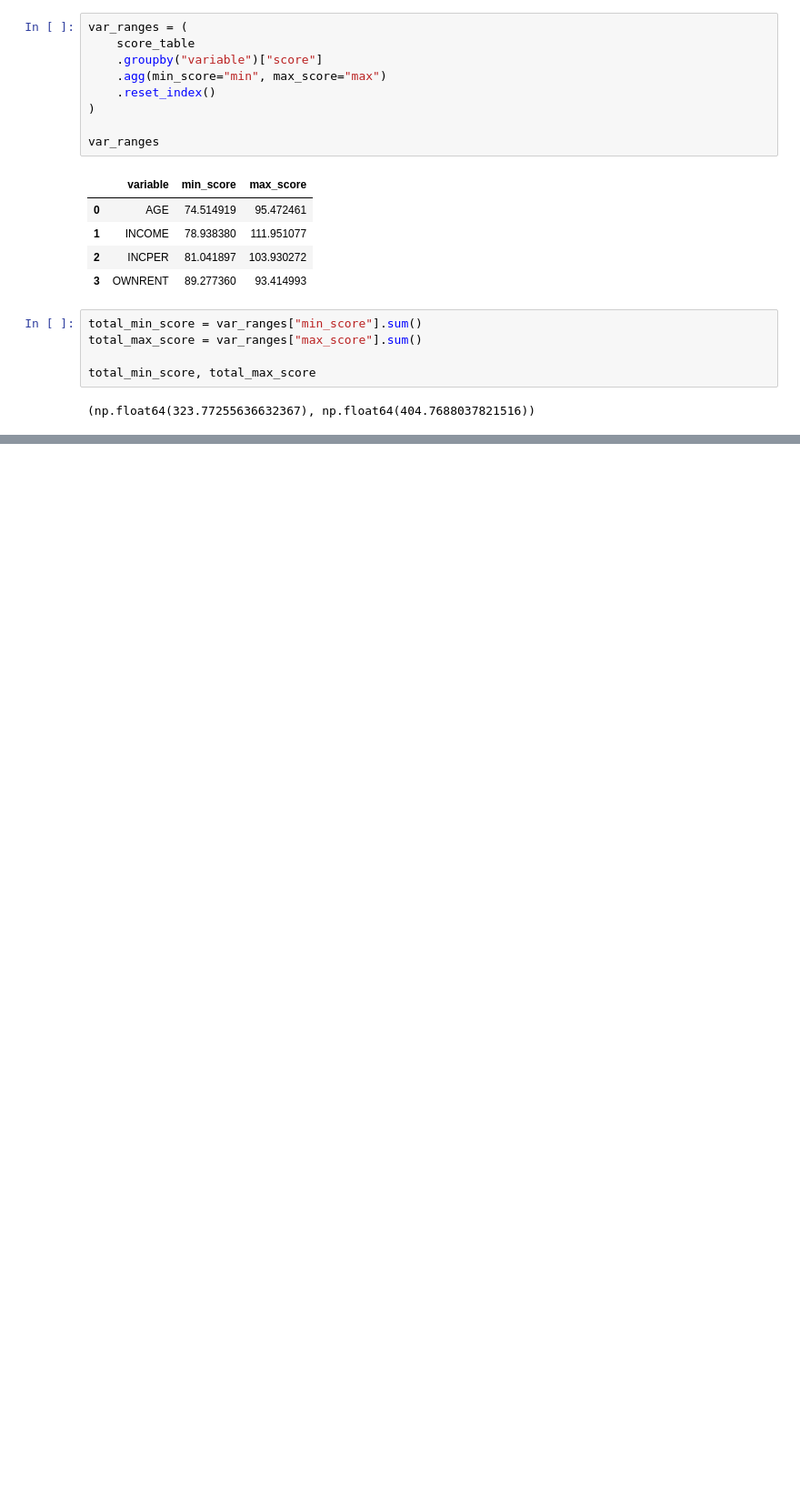
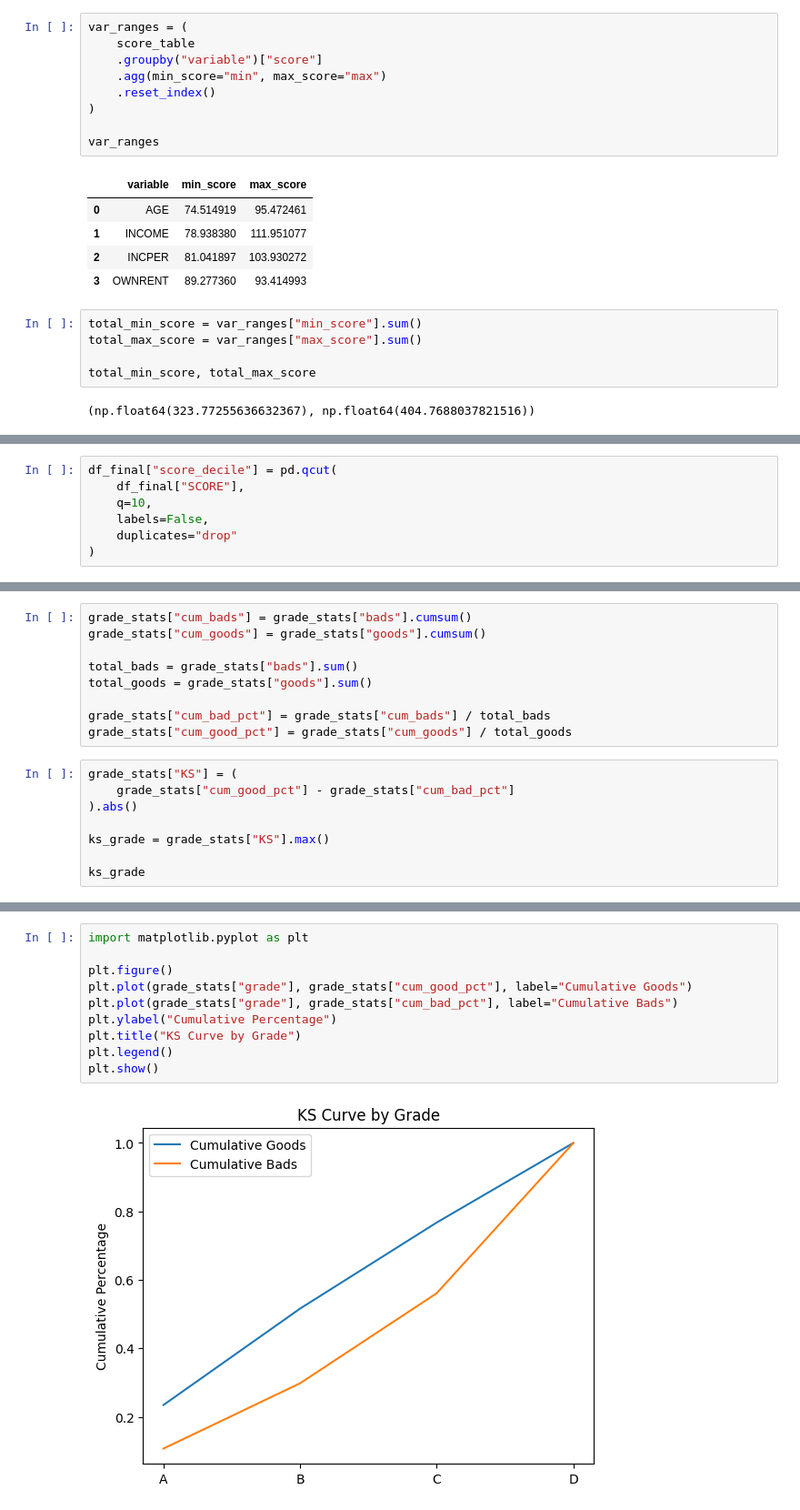
Before and after one commit to chamathjh/retail_credit_scorecard, a Jupyter notebook: retail_credit_scorecard_python.ipynb, the cells around one changed output, grey strips where cells are left out. Shown at 91% size. Saved outputs shown, nothing was run; the diff lists cells and outputs as text; blank space fills up the shorter version.

```diff
--- a/retail_credit_scorecard_python.ipynb
+++ b/retail_credit_scorecard_python.ipynb
@@ -581,0 +652,7 @@ plt.show()
+# %%
+df_final["score_decile"] = pd.qcut(
+    df_final["SCORE"],
+    q=10,
+    labels=False,
+    duplicates="drop"
+)
@@ -581,0 +763,17 @@ plt.show()
+# %%
+grade_stats["cum_bads"] = grade_stats["bads"].cumsum()
+grade_stats["cum_goods"] = grade_stats["goods"].cumsum()
+
+total_bads = grade_stats["bads"].sum()
+total_goods = grade_stats["goods"].sum()
+
+grade_stats["cum_bad_pct"] = grade_stats["cum_bads"] / total_bads
+grade_stats["cum_good_pct"] = grade_stats["cum_goods"] / total_goods
+# %%
+grade_stats["KS"] = (
+    grade_stats["cum_good_pct"] - grade_stats["cum_bad_pct"]
+).abs()
+
+ks_grade = grade_stats["KS"].max()
+
+ks_grade
@@ -581,0 +790,12 @@ plt.show()
+# %%
+import matplotlib.pyplot as plt
+
+plt.figure()
+plt.plot(grade_stats["grade"], grade_stats["cum_good_pct"], label="Cumulative Goods")
+plt.plot(grade_stats["grade"], grade_stats["cum_bad_pct"], label="Cumulative Bads")
+plt.ylabel("Cumulative Percentage")
+plt.title("KS Curve by Grade")
+plt.legend()
+plt.show()
+# %% [output]
+[figure, added]
```
Also changed, not shown: parts of 27 cells of this notebook.
